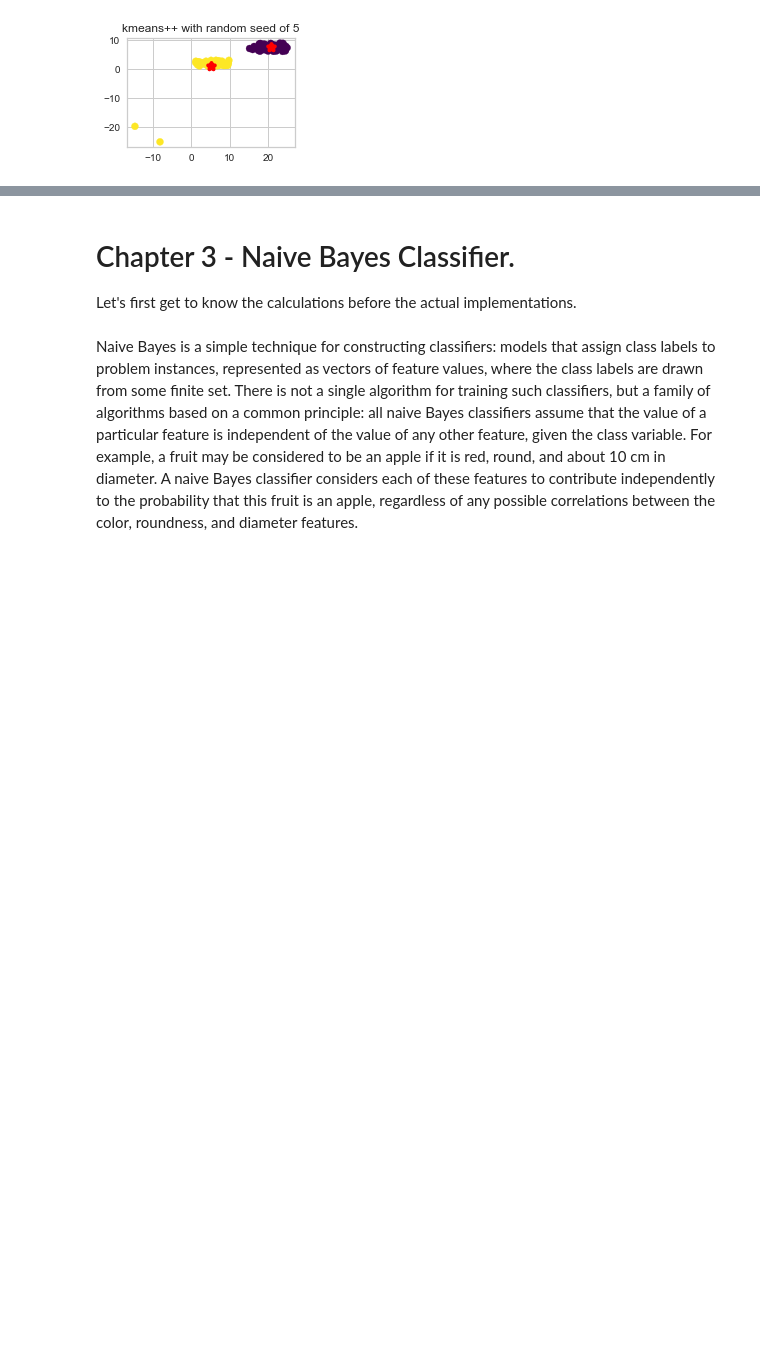
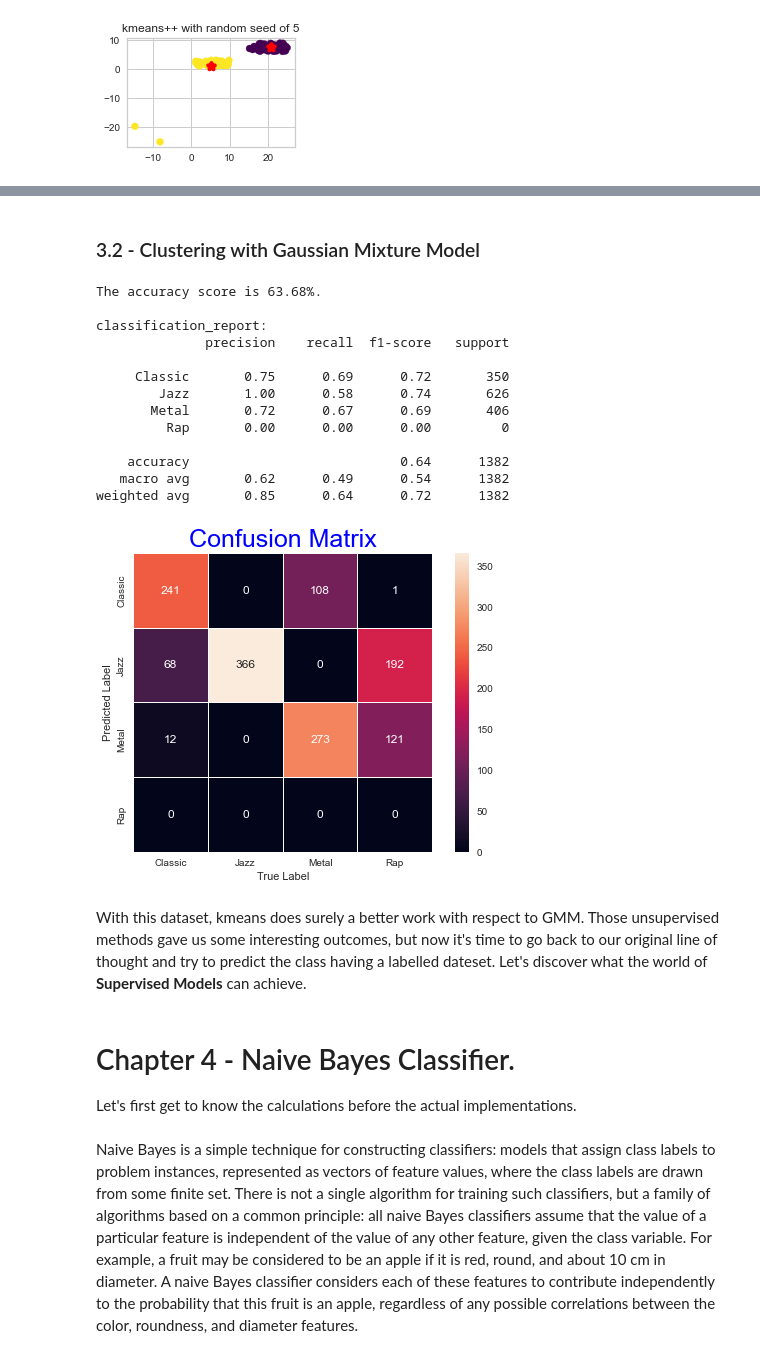
Before and after one commit to Benjamin-Barda/spotyCARLO, a Jupyter notebook: FinalNotebook.ipynb, the cells around one changed output, grey strips where cells are left out. Saved outputs shown, nothing was run; the diff lists cells and outputs as text; code cells hidden in the pictures; blank space fills up the shorter version.

```diff
--- a/FinalNotebook.ipynb
+++ b/FinalNotebook.ipynb
@@ -846,5 +967,31 @@ Ok now we think it's time to come back to our original line of thoughts, and see
+# %% [markdown]
+### 3.2 - Clustering with Gaussian Mixture Model
+# %%
+from MoG.MoG import GMM
+gmm = GMM(4,100,random_seed=0)
+gmm.fit(X_standardised.values)
+y_pred = gmm.predict(X_standardised.values)
+_ = confusion_scores(y,y_pred)
+# %% [output]
+The accuracy score is 63.68%.
+
+classification_report:
+              precision    recall  f1-score   support
+
+     Classic       0.75      0.69      0.72       350
+        Jazz       1.00      0.58      0.74       626
+       Metal       0.72      0.67      0.69       406
+         Rap       0.00      0.00      0.00         0
+
+    accuracy                           0.64      1382
+   macro avg       0.62      0.49      0.54      1382
+weighted avg       0.85      0.64      0.72      1382
+[figure, added]
+# %% [markdown]
+With this dataset, kmeans does surely a better work with respect to GMM.
+Those unsupervised methods gave us some interesting outcomes, but now it's time to go back to our original line of thought and try to predict the class having a labelled dateset. Let's discover what the world of **Supervised Models** can achieve.
 # %% [markdown]
-# <a id="naive"></a> Chapter 3 - Naive Bayes Classifier.
+# <a id="naive"></a> Chapter 4 - Naive Bayes Classifier.
 Let's first get to know the calculations before the actual implementations.
 # %% [markdown]
 Naive Bayes is a simple technique for constructing classifiers: models that assign class labels to problem instances, represented as vectors of feature values, where the class labels are drawn from some finite set. There is not a single algorithm for training such classifiers, but a family of algorithms based on a common principle: all naive Bayes classifiers assume that the value of a particular feature is independent of the value of any other feature, given the class variable. For example, a fruit may be considered to be an apple if it is red, round, and about 10 cm in diameter. A naive Bayes classifier considers each of these features to contribute independently to the probability that this fruit is an apple, regardless of any possible correlations between the color, roundness, and diameter features.
```
Also changed, not shown: parts of 32 cells of this notebook.
